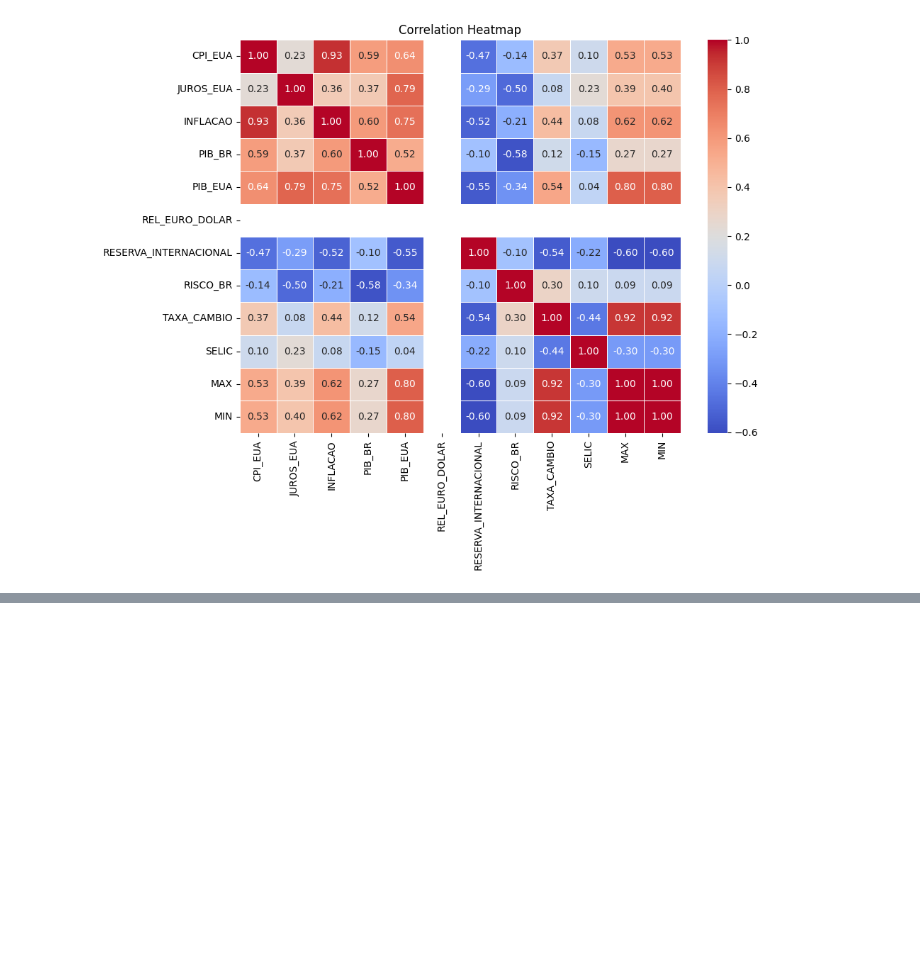
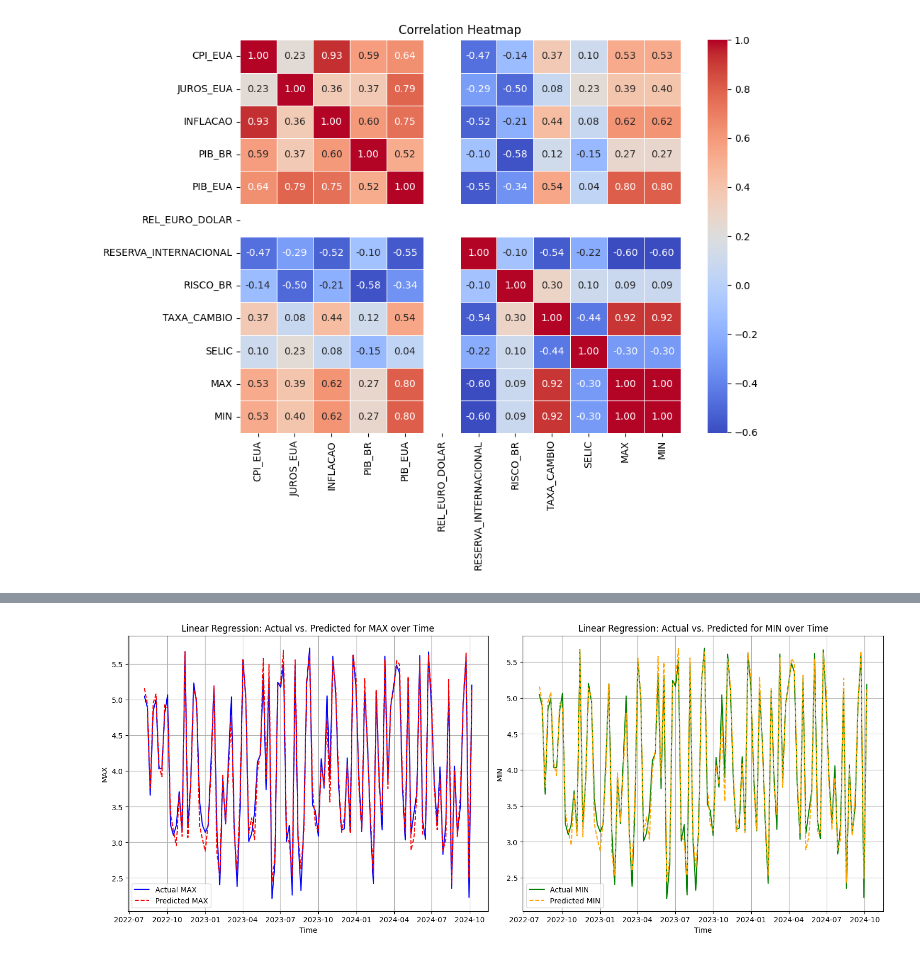
Before and after one commit to kauansatc/datascience-abp, a Jupyter notebook: main.ipynb, the cells around one changed output, grey strips where cells are left out. Cells and saved outputs as stored; diff of their text form; code cells hidden in the pictures; blank space fills up the shorter version.

```diff
--- a/main.ipynb
+++ b/main.ipynb
@@ -276,3 +278,31 @@ MIN: MSE = 0.017162108583073384, R² = 0.983149070951953
+# %%
+import matplotlib.pyplot as plt
+
+# Create subplots for MAX and MIN
+fig, axs = plt.subplots(1, 2, figsize=(15, 6), constrained_layout=True)
+
+# Plot for MAX (time on x-axis)
+axs[0].plot(df.index[-len(y_max_test):], y_max_test, label='Actual MAX', color='blue')
+axs[0].plot(df.index[-len(y_max_pred):], y_max_pred, label='Predicted MAX', color='red', linestyle='--')
+axs[0].set_title('Linear Regression: Actual vs. Predicted for MAX over Time')
+axs[0].set_xlabel('Time')
+axs[0].set_ylabel('MAX')
+axs[0].legend()
+axs[0].grid(True)
+
+# Plot for MIN (time on x-axis)
+axs[1].plot(df.index[-len(y_min_test):], y_min_test, label='Actual MIN', color='green')
+axs[1].plot(df.index[-len(y_min_pred):], y_min_pred, label='Predicted MIN', color='orange', linestyle='--')
+axs[1].set_title('Linear Regression: Actual vs. Predicted for MIN over Time')
+axs[1].set_xlabel('Time')
+axs[1].set_ylabel('MIN')
+axs[1].legend()
+axs[1].grid(True)
+
+# Show the plots
+plt.show()
+# %% [output]
+[figure, added]
 # %%
 import matplotlib.pyplot as plt
 
```
Also changed, not shown: parts of 5 cells of this notebook.
